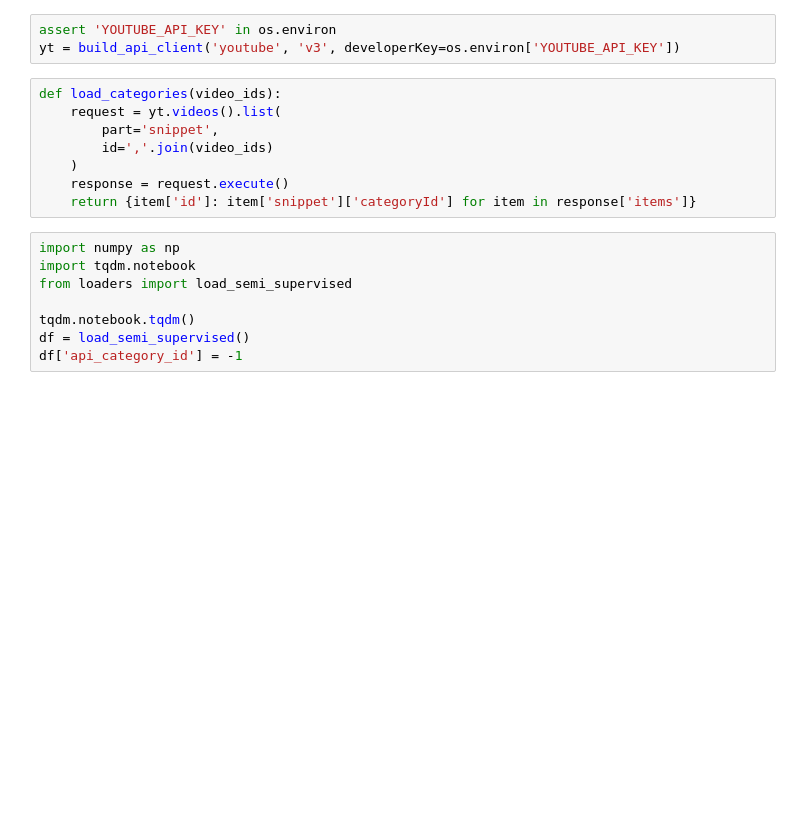
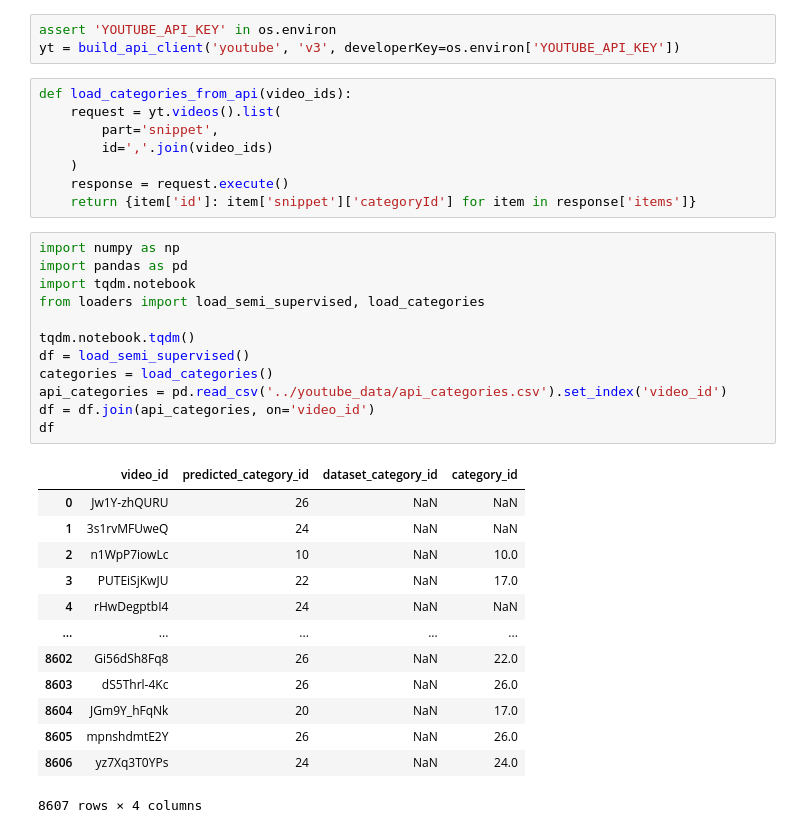
Before and after one commit to hejmsdz/youtube-trending-prediction, a Jupyter notebook: notebooks/05_youtube_api.ipynb, the cells around one changed output. Drawn from its saved outputs; the diff is of its cells as text; blank space fills up the shorter version.

```diff
--- a/notebooks/05_youtube_api.ipynb
+++ b/notebooks/05_youtube_api.ipynb
@@ -5,7 +5,7 @@ from googleapiclient.discovery import build as build_api_client
 assert 'YOUTUBE_API_KEY' in os.environ
 yt = build_api_client('youtube', 'v3', developerKey=os.environ['YOUTUBE_API_KEY'])
 # %%
-def load_categories(video_ids):
+def load_categories_from_api(video_ids):
     request = yt.videos().list(
         part='snippet',
         id=','.join(video_ids)
@@ -14,10 +14,28 @@ def load_categories(video_ids):
     return {item['id']: item['snippet']['categoryId'] for item in response['items']}
 # %%
 import numpy as np
+import pandas as pd
 import tqdm.notebook
-from loaders import load_semi_supervised
+from loaders import load_semi_supervised, load_categories
 
 tqdm.notebook.tqdm()
 df = load_semi_supervised()
-df['api_category_id'] = -1
+categories = load_categories()
+api_categories = pd.read_csv('../youtube_data/api_categories.csv').set_index('video_id')
+df = df.join(api_categories, on='video_id')
+df
+# %% [output]
+|  | video_id | predicted_category_id | dataset_category_id | category_id |
+| 0 | Jw1Y-zhQURU | 26 | NaN | NaN |
+| 1 | 3s1rvMFUweQ | 24 | NaN | NaN |
+| 2 | n1WpP7iowLc | 10 | NaN | 10.0 |
+| 3 | PUTEiSjKwJU | 22 | NaN | 17.0 |
+| 4 | rHwDegptbI4 | 24 | NaN | NaN |
+| ... | ... | ... | ... | ... |
+| 8602 | Gi56dSh8Fq8 | 26 | NaN | 22.0 |
+| 8603 | dS5Thrl-4Kc | 26 | NaN | 26.0 |
+| 8604 | JGm9Y_hFqNk | 20 | NaN | 17.0 |
+| 8605 | mpnshdmtE2Y | 26 | NaN | 26.0 |
+| 8606 | yz7Xq3T0YPs | 24 | NaN | 24.0 |
+8607 rows × 4 columns
 # %%
```
Also changed, not shown: parts of 5 cells of this notebook.
